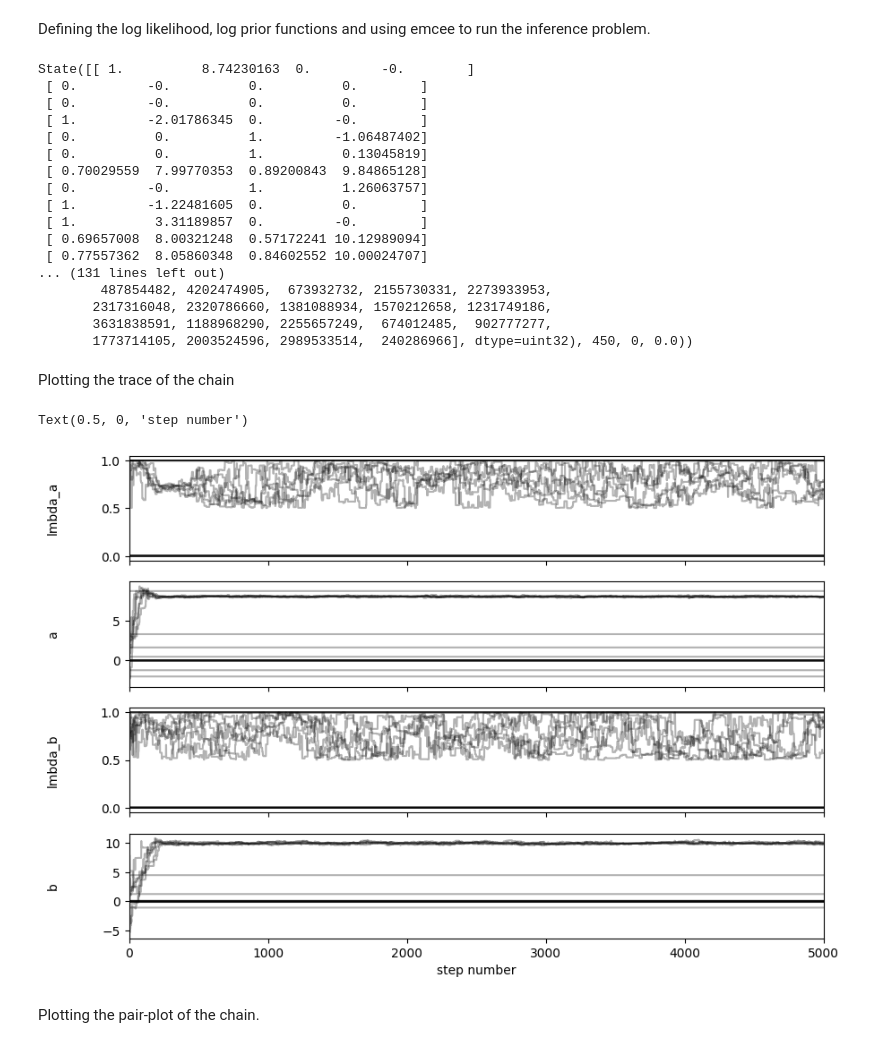
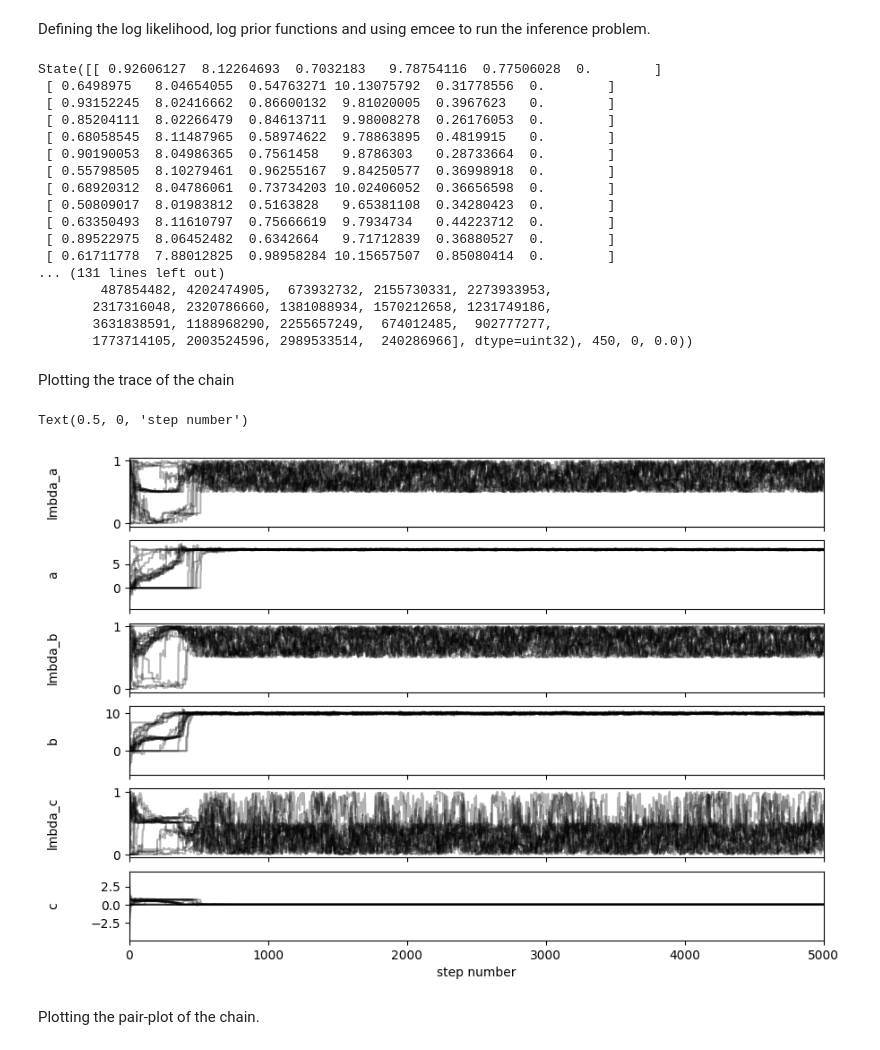
Before and after one commit to BAMresearch/FenicsConcrete, a Jupyter notebook: probabilistic_identification/Spike-Slab example.ipynb, the cells around one changed output. Saved outputs shown, nothing was run; the diff lists cells and outputs as text; code cells hidden in the pictures.

```diff
--- a/probabilistic_identification/Spike-Slab example.ipynb
+++ b/probabilistic_identification/Spike-Slab example.ipynb
@@ -77,7 +77,11 @@ Defining the log likelihood, log prior functions and using emcee to run the infe
 # %%
 def log_likelihood(theta, _x_test, _y_test, _sigma):
     # Model output - Change thetas over here if changes in parameters are made in json file.
-    y_model = theta[1] * _x_test + theta[3]
+    #if theta[0] >= 0.5:
+    y_model = theta[1] * _x_test + theta[3] + theta[5] * _x_test * _x_test * _x_test#10 *
+    #elif theta[0] < 0.5:
+    #    theta[1] = 0
+    #    y_model = 10
     return -0.5 * np.sum((_y_test - y_model) ** 2 / _sigma**2 + np.log(_sigma**2))
 
 from scipy.stats import invgamma, halfcauchy, norm, bernoulli
@@ -105,10 +109,13 @@ def log_prior(theta):
                         #    return -np.inf
             #_lp += lmbda*norm.logpdf(theta[index], loc = parameter['prior'][1]["mean"], scale = parameter['prior'][1]["variance"])
             #_lp += lmbda*norm.logpdf(theta[index], loc = parameter['prior'][1]["mean"], scale = parameter['prior'][1]["variance"])
-            if lmbda > 0.5:
+            if lmbda >= 0.5:
                 _lp += norm.logpdf(theta[index], loc = parameter['prior'][1]["mean"], scale = parameter['prior'][1]["variance"])
-            else:
-                return -np.inf
+            elif lmbda < 0.5:
+                theta[index] = 0
+                _lp += 0
+            #else:
+            #    return -np.inf
 
         elif parameter['prior'][0] == 'Normal':
             _lp[:, index] = norm.logpdf(theta[index], loc = parameter['prior'][1]["mean"], scale = parameter['prior'][1]["variance"])
@@ -130,18 +137,18 @@ sampler = emcee.EnsembleSampler(
     nwalkers, ndim, log_probability, args=(x_test, y_test, std_noise))
 sampler.run_mcmc(start_parameters, 5000, progress=True)
 # %% [output]
-State([[ 1.          8.74230163  0.         -0.        ]
- [ 0.         -0.          0.          0.        ]
- [ 0.         -0.          0.          0.        ]
- [ 1.         -2.01786345  0.         -0.        ]
- [ 0.          0.          1.         -1.06487402]
- [ 0.          0.          1.          0.13045819]
- [ 0.70029559  7.99770353  0.89200843  9.84865128]
- [ 0.         -0.          1.          1.26063757]
- [ 1.         -1.22481605  0.          0.        ]
- [ 1.          3.31189857  0.         -0.        ]
- [ 0.69657008  8.00321248  0.57172241 10.12989094]
- [ 0.77557362  8.05860348  0.84602552 10.00024707]
+State([[ 0.92606127  8.12264693  0.7032183   9.78754116  0.77506028  0.        ]
+ [ 0.6498975   8.04654055  0.54763271 10.13075792  0.31778556  0.        ]
+ [ 0.93152245  8.02416662  0.86600132  9.81020005  0.3967623   0.        ]
+ [ 0.85204111  8.02266479  0.84613711  9.98008278  0.26176053  0.        ]
+ [ 0.68058545  8.11487965  0.58974622  9.78863895  0.4819915   0.        ]
+ [ 0.90190053  8.04986365  0.7561458   9.8786303   0.28733664  0.        ]
+ [ 0.55798505  8.10279461  0.96255167  9.84250577  0.36998918  0.        ]
+ [ 0.68920312  8.04786061  0.73734203 10.02406052  0.36656598  0.        ]
+ [ 0.50809017  8.01983812  0.5163828   9.65381108  0.34280423  0.        ]
+ [ 0.63350493  8.11610797  0.75666619  9.7934734   0.44223712  0.        ]
+ [ 0.89522975  8.06452482  0.6342664   9.71712839  0.36880527  0.        ]
+ [ 0.61711778  7.88012825  0.98958284 10.15657507  0.85080414  0.        ]
 ... (131 lines left out)
         487854482, 4202474905,  673932732, 2155730331, 2273933953,
        2317316048, 2320786660, 1381088934, 1570212658, 1231749186,
@@ -152,17 +159,17 @@ Plotting the trace of the chain
 # %%
 fig, axes = plt.subplots(ndim, figsize=(10, 7), sharex=True)
 samples = sampler.get_chain()
-labels = ["lmbda_a", "a", "lmbda_b", "b"] # Change the labels over here if changes in parameters are made in json file.
+labels = ["lmbda_a", "a", "lmbda_b", "b", "lmbda_c", "c"] # Change the labels over here if changes in parameters are made in json file.
 for i in range(ndim):
     ax = axes[i]
     ax.plot(samples[:, :, i], "k", alpha=0.3)
     ax.set_xlim(0, len(samples))
     ax.set_ylabel(labels[i])
     ax.yaxis.set_label_coords(-0.1, 0.5)
 
 axes[-1].set_xlabel("step number")
 # %% [output]
 Text(0.5, 0, 'step number')
-[figure, old version]
+[figure, new version]
 # %% [markdown]
 Plotting the pair-plot of the chain.
```
Also changed, not shown: parts of 2 cells of this notebook, 2 other files.
